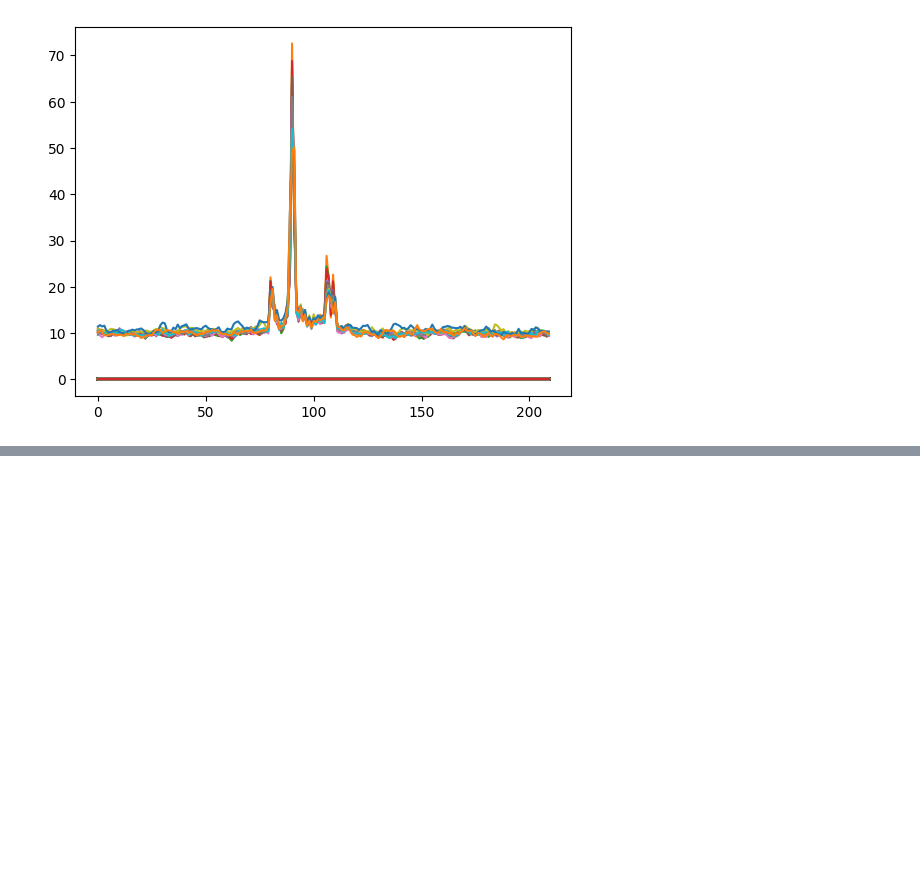
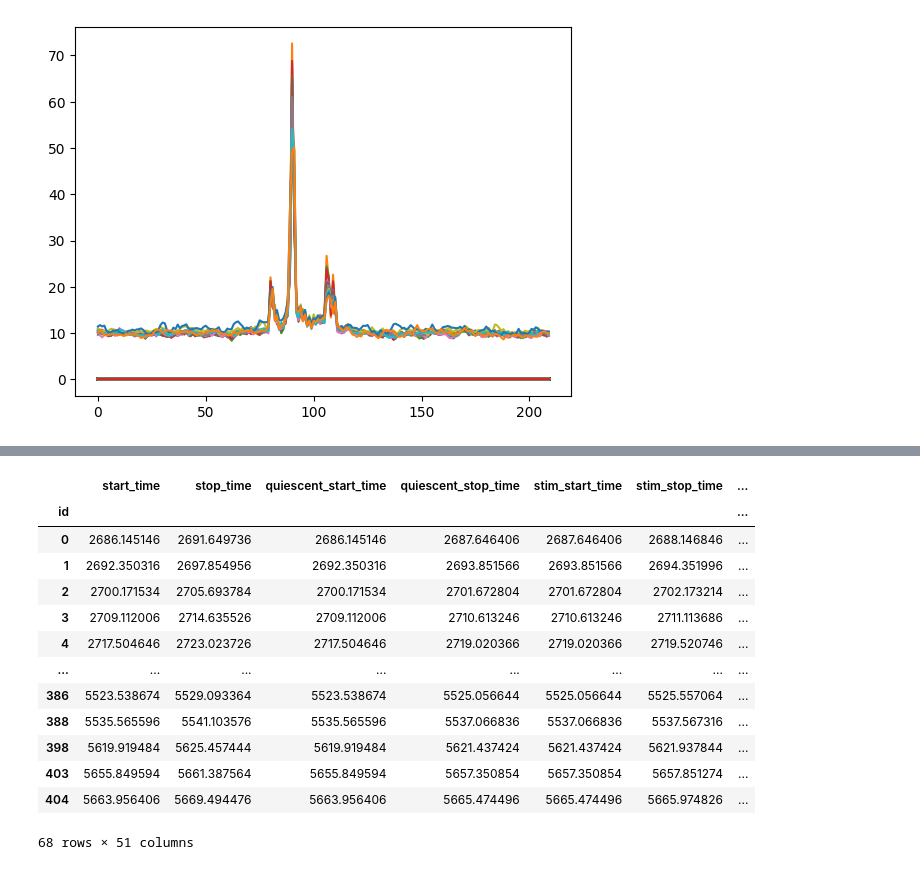
Before and after one commit to AllenInstitute/npc_sessions, a Jupyter notebook: src/npc_sessions/qc/notebooks/units_spikes_quickstart.ipynb, the cells around one changed output, grey strips where cells are left out. Saved outputs shown, nothing was run; the diff lists cells and outputs as text; code cells hidden in the pictures; blank space fills up the shorter version.

```diff
--- a/src/npc_sessions/qc/notebooks/units_spikes_quickstart.ipynb
+++ b/src/npc_sessions/qc/notebooks/units_spikes_quickstart.ipynb
@@ -127 +159,20 @@ for spike_times in vis['spike_times']:
+# %%
+trials = nwb.trials[:]
+vis_context_trials = trials[(trials['is_vis_target']) & (trials['is_vis_context'])]
+opto_trials
+# %% [output]
+|  | start_time | stop_time | quiescent_start_time | quiescent_stop_time | stim_start_time | stim_stop_time | ... |
+| id |  |  |  |  |  |  | ... |
+| 0 | 2686.145146 | 2691.649736 | 2686.145146 | 2687.646406 | 2687.646406 | 2688.146846 | ... |
+| 1 | 2692.350316 | 2697.854956 | 2692.350316 | 2693.851566 | 2693.851566 | 2694.351996 | ... |
+| 2 | 2700.171534 | 2705.693784 | 2700.171534 | 2701.672804 | 2701.672804 | 2702.173214 | ... |
+| 3 | 2709.112006 | 2714.635526 | 2709.112006 | 2710.613246 | 2710.613246 | 2711.113686 | ... |
+| 4 | 2717.504646 | 2723.023726 | 2717.504646 | 2719.020366 | 2719.020366 | 2719.520746 | ... |
+| ... | ... | ... | ... | ... | ... | ... | ... |
+| 386 | 5523.538674 | 5529.093364 | 5523.538674 | 5525.056644 | 5525.056644 | 5525.557064 | ... |
+| 388 | 5535.565596 | 5541.103576 | 5535.565596 | 5537.066836 | 5537.066836 | 5537.567316 | ... |
+| 398 | 5619.919484 | 5625.457444 | 5619.919484 | 5621.437424 | 5621.437424 | 5621.937844 | ... |
+| 403 | 5655.849594 | 5661.387564 | 5655.849594 | 5657.350854 | 5657.350854 | 5657.851274 | ... |
+| 404 | 5663.956406 | 5669.494476 | 5663.956406 | 5665.474496 | 5665.474496 | 5665.974826 | ... |
+68 rows × 51 columns
 # %%
```
Also changed, not shown: parts of 17 cells of this notebook.
